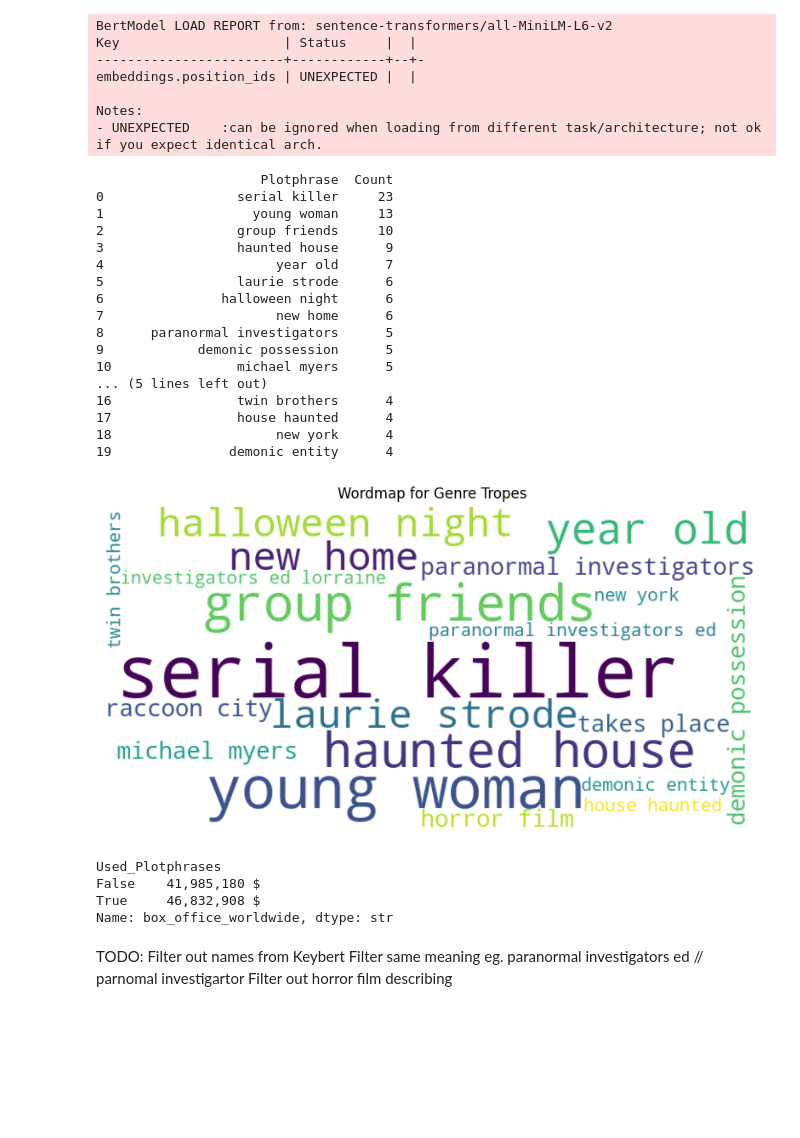
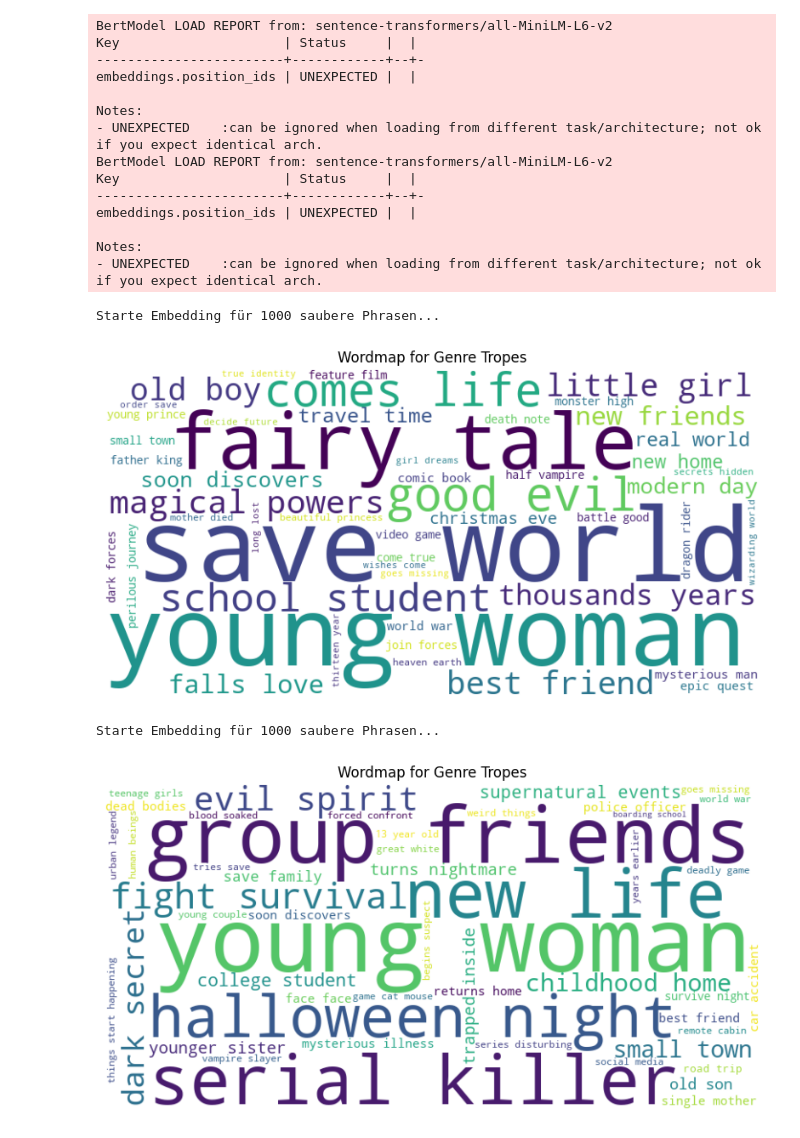
Before and after one commit to Babayaga069/ds_project, a Jupyter notebook: Questions/Q10/Dataanalyse.ipynb, the cells around one changed output. Drawn from its saved outputs; the diff is of its cells as text; code cells hidden in the pictures; blank space fills up the shorter version.

```diff
--- a/Questions/Q10/Dataanalyse.ipynb
+++ b/Questions/Q10/Dataanalyse.ipynb
@@ -9,6 +20,8 @@ import matplotlib.pyplot as plt
 # %%
 #load model
 model=KeyBERT()
+sim_model = SentenceTransformer('all-MiniLM-L6-v2')
+nlp = spacy.load("en_core_web_sm")
 # %% [output]
 BertModel LOAD REPORT from: sentence-transformers/all-MiniLM-L6-v2
 Key                     | Status     |  |
@@ -17,4 +30,21 @@ embeddings.position_ids | UNEXPECTED |  |
 
 Notes:
 - UNEXPECTED    :can be ignored when loading from different task/architecture; not ok if you expect identical arch.
+BertModel LOAD REPORT from: sentence-transformers/all-MiniLM-L6-v2
+Key                     | Status     |  |
+------------------------+------------+--+-
+embeddings.position_ids | UNEXPECTED |  |
+
+Notes:
+- UNEXPECTED    :can be ignored when loading from different task/architecture; not ok if you expect identical arch.
+# %%
+
+
+def contains_name_or_place(text):
+    """Helper function checking if its name or place"""
+    doc = nlp(str(text))
+    for ent in doc.ents:
+        if ent.label_ in ['PERSON', 'GPE', 'LOC']:
+            return True
+    return False
 # %%
@@ -49,8 +223,8 @@ def plot_pattern(dataframe,column,ngram_range=(2,3),top_phrase_per_plot=30,top_p
 # %%
 def wordmap(dataframe):
-    frequency_dict = dataframe.set_index('Plotphrase')['Count'].to_dict()
+    frequency= dataframe.set_index('Plotphrase')['Count'].to_dict()
 
-    wordmap = WordCloud(width=800, height=400, background_color='white').generate_from_frequencies(frequency_dict)
+    wordmap = WordCloud(width=800, height=400, background_color='white').generate_from_frequencies(frequency)
 
     plt.figure(figsize=(10, 5))
     plt.imshow(wordmap, interpolation='bilinear')
@@ -88,38 +256,17 @@ def plotphrase_sucess(dataframe_plotphrases,dataframe_untouched,column_plotphras
 # %%
 #testblock
-data_test= pd.read_csv('movies_plot_horror.csv')
-save_frame=(plot_pattern(data_test,'plot',top_plots=20))
-print(save_frame)
-wordmap(save_frame)
+data_test= pd.read_csv('movies_plot_fantasy.csv')
+save_frame_fantasy=(plot_pattern(data_test,'plot',top_plots=50,threshold=0.5,top_phrase_per_plot=75))
+save_frame_fantasy.to_csv('fantasy_plotframe.csv')
+wordmap(save_frame_fantasy)
 # %% [output]
-                     Plotphrase  Count
-0                 serial killer     23
-1                   young woman     13
-2                 group friends     10
-3                 haunted house      9
-4                      year old      7
-5                 laurie strode      6
-6               halloween night      6
-7                      new home      6
-8      paranormal investigators      5
-9            demonic possession      5
-10                michael myers      5
-... (5 lines left out)
-16                twin brothers      4
-17                house haunted      4
-18                     new york      4
-19               demonic entity      4
+Starte Embedding für 1000 saubere Phrasen...
-[figure, old version]
+[figure, new version]
-# %%
-success_saved = plotphrase_sucess(save_frame,data_test,'plot','box_office_worldwide')
-print(success_saved)
-# %% [output]
-Used_Plotphrases
-False    41,985,180 $
-True     46,832,908 $
-Name: box_office_worldwide, dtype: str
-# %% [markdown]
-TODO:
-Filter out names from Keybert
-Filter same meaning eg. paranormal investigators ed // parnomal investigartor
-Filter out horror film describing
+# %%
+data_test_horror= pd.read_csv('movies_plot_horror.csv')
+save_frame_horror=save_frame=(plot_pattern(data_test_horror,'plot',top_plots=50,threshold=0.5,top_phrase_per_plot=75))
+save_frame_horror.to_csv('horror_plotframe.csv')
+wordmap(save_frame_horror)
+# %% [output]
+Starte Embedding für 1000 saubere Phrasen...
+[figure, added]
```
Also changed, not shown: parts of 8 cells of this notebook.
